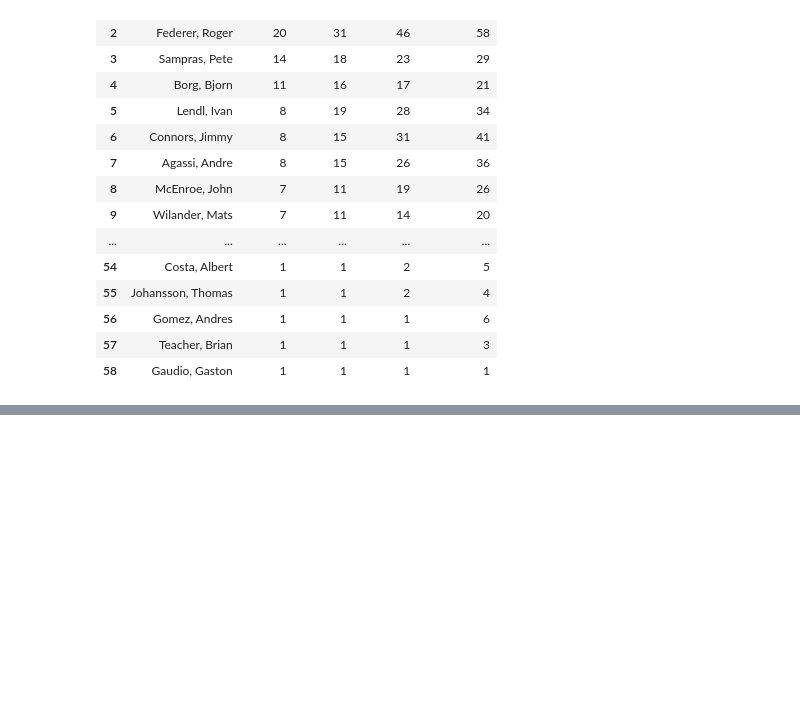
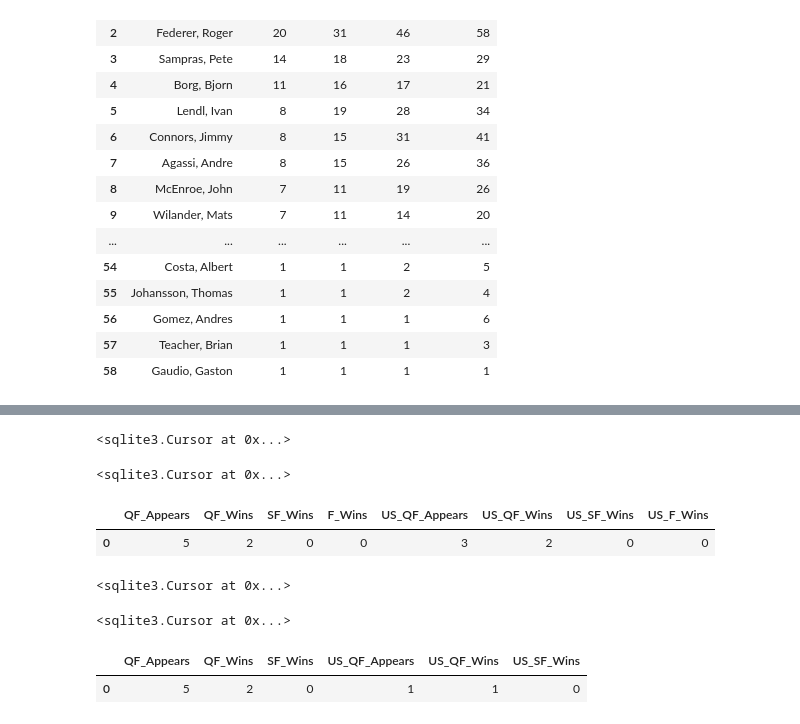
Before and after one commit to gadamico/Sports-Data, a Jupyter notebook: mens_singles_tennis/notebooks/tennis-db-updating-2026.ipynb, the cells around one changed output, grey strips where cells are left out. Cells and saved outputs as stored; diff of their text form; code cells hidden in the pictures; blank space fills up the shorter version.

```diff
--- a/mens_singles_tennis/notebooks/tennis-db-updating-2026.ipynb
+++ b/mens_singles_tennis/notebooks/tennis-db-updating-2026.ipynb
@@ -890,0 +979,75 @@ con.close()
+# %%
+con.execute(
+    """
+    UPDATE mens_tennis
+
+    SET QF_Appears = 7,
+    QF_Wins = 3,
+    US_QF_Appears = 2,
+    US_QF_Wins = 2
+
+    WHERE Player = 'Khachanov, Karen'
+    """
+)
+# %% [output]
+<sqlite3.Cursor at 0x...>
+# %%
+con.execute(
+    """
+    INSERT INTO mens_tennis
+    VALUES (391, 'Blockx, Alexander', 1, 0, 0, 0, 0, 0, 0, 0, 0, 0, 0, 0, 0, 0, 0, 0, 1, 0, 0, 0)
+    """
+)
+# %% [output]
+<sqlite3.Cursor at 0x...>
+# %%
+pd.read_sql(
+    """
+    SELECT QF_Appears, QF_Wins, SF_Wins, F_Wins, US_QF_Appears, US_QF_Wins, US_SF_Wins, US_F_Wins
+    FROM mens_tennis
+    WHERE Player = 'Tiafoe, Frances'
+    """
+    ,
+    con
+)
+# %% [output]
+|  | QF_Appears | QF_Wins | SF_Wins | F_Wins | US_QF_Appears | US_QF_Wins | US_SF_Wins | US_F_Wins |
+| 0 | 5 | 2 | 0 | 0 | 3 | 2 | 0 | 0 |
+# %%
+con.execute(
+    """
+    UPDATE mens_tennis
+
+    SET QF_Appears = 6,
+    QF_Wins = 3,
+    US_QF_Appears = 4,
+    US_QF_Appears = 3
+
+    WHERE Player = 'Tiafoe, Frances'
+    """
+)
+# %% [output]
+<sqlite3.Cursor at 0x...>
+# %%
+con.execute(
+    """
+    INSERT INTO mens_tennis
+    VALUES (392, 'Michelsen, Alex', 1, 0, 0, 0, 0, 0, 0, 0, 0, 0,
+    0, 0, 0, 0, 0, 0, 1, 0, 0, 0)
+    """
+)
+# %% [output]
+<sqlite3.Cursor at 0x...>
+# %%
+pd.read_sql(
+    """
+    SELECT QF_Appears, QF_Wins, SF_Wins, US_QF_Appears, US_QF_Wins, US_SF_Wins
+    FROM mens_tennis
+    WHERE Player = 'Shelton, Ben'
+    """
+    ,
+    con
+)
+# %% [output]
+|  | QF_Appears | QF_Wins | SF_Wins | US_QF_Appears | US_QF_Wins | US_SF_Wins |
+| 0 | 5 | 2 | 0 | 1 | 1 | 0 |
```
Also changed, not shown: parts of 14 cells of this notebook, 2 other files.
